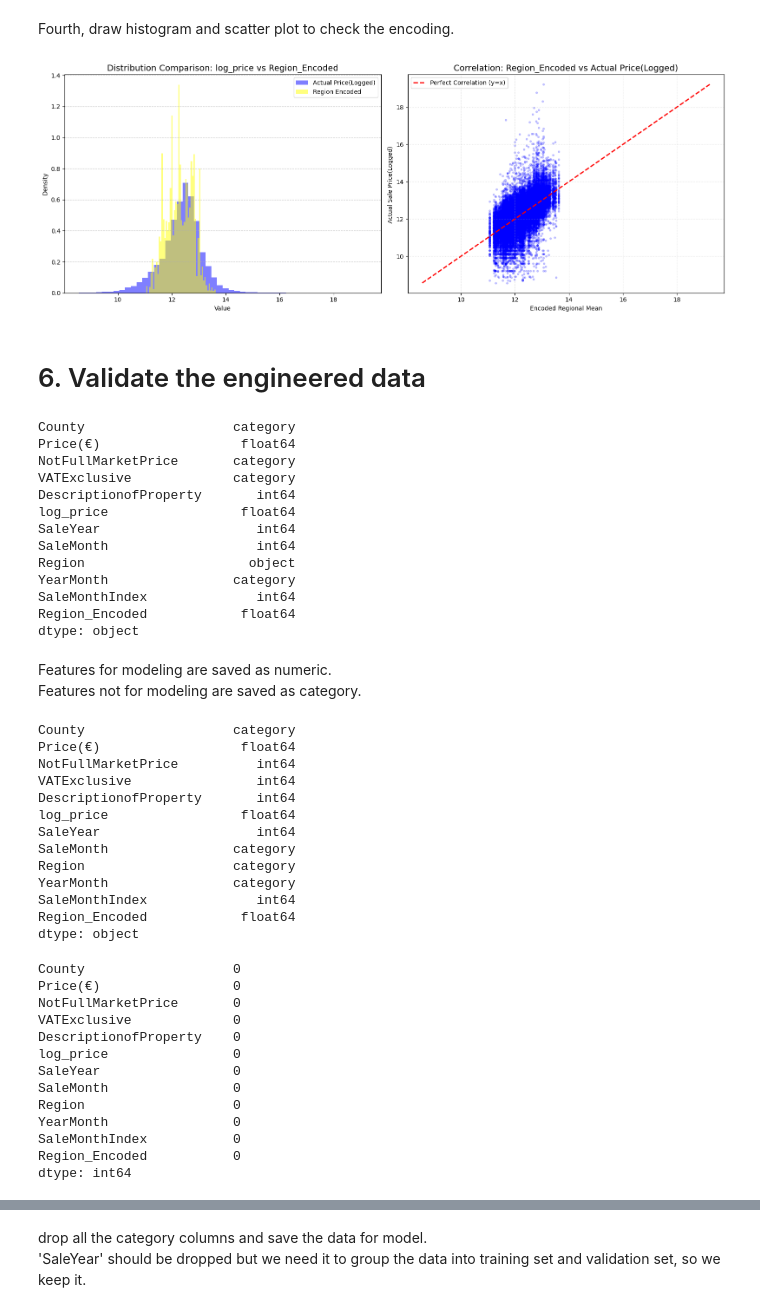
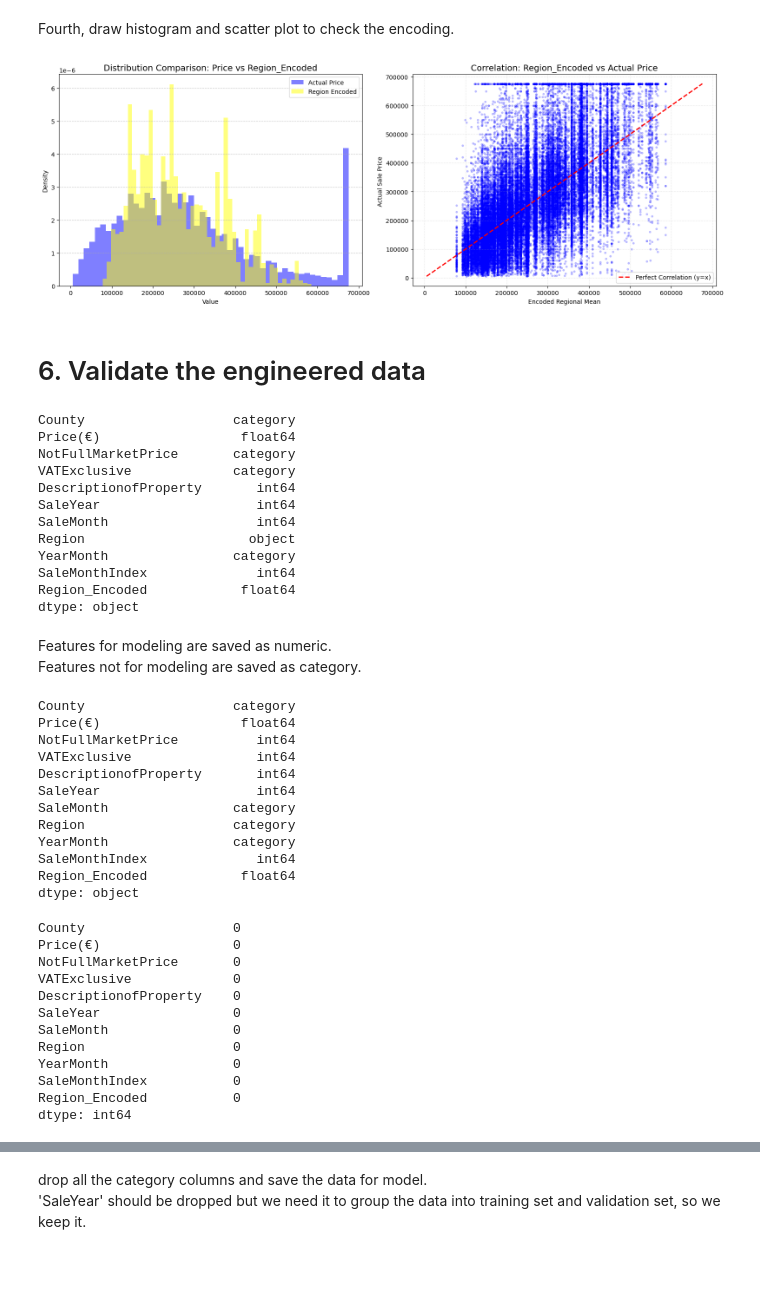
Before and after one commit to wuxiaoli-ucd/Data-Analytics, a Jupyter notebook: feature_paring_and_engineering.ipynb, the cells around one changed output, grey strips where cells are left out. Saved outputs shown, nothing was run; the diff lists cells and outputs as text; code cells hidden in the pictures; blank space fills up the shorter version.

Commit message:
drop bulk transactions, cancel logging, and clamp the price

```diff
--- a/feature_paring_and_engineering.ipynb
+++ b/feature_paring_and_engineering.ipynb
@@ -476,7 +475,7 @@ First, calculate the average price and count the number of samples grouped by re
 # %%
 
 # 1. calculate the mean and count sample number in a single year
-stats_1y = df.groupby(['SaleYear', 'Region'])['log_price'].agg(['mean', 'count']).reset_index()
+stats_1y = df.groupby(['SaleYear', 'Region'])['Price(€)'].agg(['mean', 'count']).reset_index()
 
 # 2. calculate the mean and count sample number in two years. As 2016 has no prevous year, its two-year values are filled with the value in 2016 only
 stats_2y = stats_1y.sort_values(['Region', 'SaleYear']).copy()
@@ -485,10 +484,10 @@ stats_2y['cum_count_2y'] = stats_2y.groupby('Region')['count'].transform(lambda
 stats_2y['cum_mean_2y'] = stats_2y.groupby('Region')['rolling_sum'].transform(lambda x: x.rolling(window=2, min_periods=1).sum()) / stats_2y['cum_count_2y']
 
 # 3. pick out the mean of DUBLIN_OTHER for later substitution
-stats_dublin_other = df[df['Region'] == 'DUBLIN_OTHER'].groupby('SaleYear')['log_price'].mean().reset_index(name='dublin_other_mean')
+stats_dublin_other = df[df['Region'] == 'DUBLIN_OTHER'].groupby('SaleYear')['Price(€)'].mean().reset_index(name='dublin_other_mean')
 
 # 4. calculate the mean of 2016 only to fill the first year when merging.
-stats_2016 = df[df['SaleYear'] == 2016].groupby('Region')['log_price'].mean().reset_index(name='mean_2016')
+stats_2016 = df[df['SaleYear'] == 2016].groupby('Region')['Price(€)'].mean().reset_index(name='mean_2016')
 # %% [markdown]
 Second, move the results forward by one year (mean of year N now becomes mean of year N+1)
 # %%
@@ -535,7 +534,7 @@ mask_2016 = df['Region_Encoded'].isna() & (df['SaleYear'] == 2016)
 df.loc[mask_2016, 'Region_Encoded'] = df['mean_2016']
 
 # use the total mean to cover the bottom
-df['Region_Encoded'] = df['Region_Encoded'].fillna(df['log_price'].mean())
+df['Region_Encoded'] = df['Region_Encoded'].fillna(df['Price(€)'].mean())
 
 # 3. drop the unnecissary columns
 cols_to_drop = ['mean', 'count', 'cum_mean_2y', 'cum_count_2y', 'dublin_other_mean','mean_2016']
@@ -545,37 +544,37 @@ Fourth, draw histogram and scatter plot to check the encoding.
 # %%
 
 plt.figure(figsize=(16, 6))
 
 # Histogram of Price and Region_Encoded
 plt.subplot(1, 2, 1)
-plt.hist(df['log_price'], bins=50, alpha=0.5, color='blue', label='Actual Price(Logged)', density=True)
+plt.hist(df['Price(€)'], bins=50, alpha=0.5, color='blue', label='Actual Price', density=True)
 plt.hist(df['Region_Encoded'], bins=50, alpha=0.5, color='yellow', label='Region Encoded', density=True)
 
-plt.title('Distribution Comparison: log_price vs Region_Encoded', fontsize=14)
+plt.title('Distribution Comparison: Price vs Region_Encoded', fontsize=14)
 plt.xlabel('Value')
 plt.ylabel('Density')
 plt.legend()
 plt.grid(axis='y', linestyle='--', alpha=0.7)
 
 # Scatter Plot of Price and Region_Encoded
 plt.subplot(1, 2, 2)
-plt.scatter(df['Region_Encoded'], df['log_price'], alpha=0.2, s=8, color='blue')
+plt.scatter(df['Region_Encoded'], df['Price(€)'], alpha=0.2, s=8, color='blue')
 
 # add a perfect line where y=x
-limit_max = max(df['log_price'].max(), df['Region_Encoded'].max())
-limit_min=min(df['log_price'].min(), df['Region_Encoded'].min())
+limit_max = max(df['Price(€)'].max(), df['Region_Encoded'].max())
+limit_min=min(df['Price(€)'].min(), df['Region_Encoded'].min())
 plt.plot([limit_min, limit_max], [limit_min, limit_max], color='red', linestyle='--', linewidth=2, label='Perfect Correlation (y=x)')
 
-plt.title('Correlation: Region_Encoded vs Actual Price(Logged)', fontsize=14)
+plt.title('Correlation: Region_Encoded vs Actual Price', fontsize=14)
 plt.xlabel('Encoded Regional Mean')
-plt.ylabel('Actual Sale Price(Logged) ')
+plt.ylabel('Actual Sale Price ')
 plt.legend()
 plt.grid(linestyle=':', alpha=0.5)
 
 plt.tight_layout()
 plt.show()
 # %% [output]
-[figure, old version]
+[figure, new version]
 # %% [markdown]
 # 6. Validate the engineered data
 # %%
@@ -586,7 +585,6 @@ Price(€)                  float64
 NotFullMarketPrice       category
 VATExclusive             category
 DescriptionofProperty       int64
-log_price                 float64
 SaleYear                    int64
 SaleMonth                   int64
 Region                     object
@@ -611,7 +609,6 @@ Price(€)                  float64
 NotFullMarketPrice          int64
 VATExclusive                int64
 DescriptionofProperty       int64
-log_price                 float64
 SaleYear                    int64
 SaleMonth                category
 Region                   category
@@ -627,7 +624,6 @@ Price(€)                 0
 NotFullMarketPrice       0
 VATExclusive             0
 DescriptionofProperty    0
-log_price                0
 SaleYear                 0
 SaleMonth                0
 Region                   0
```
Also changed, not shown: parts of 23 cells of this notebook, 11 other files.
